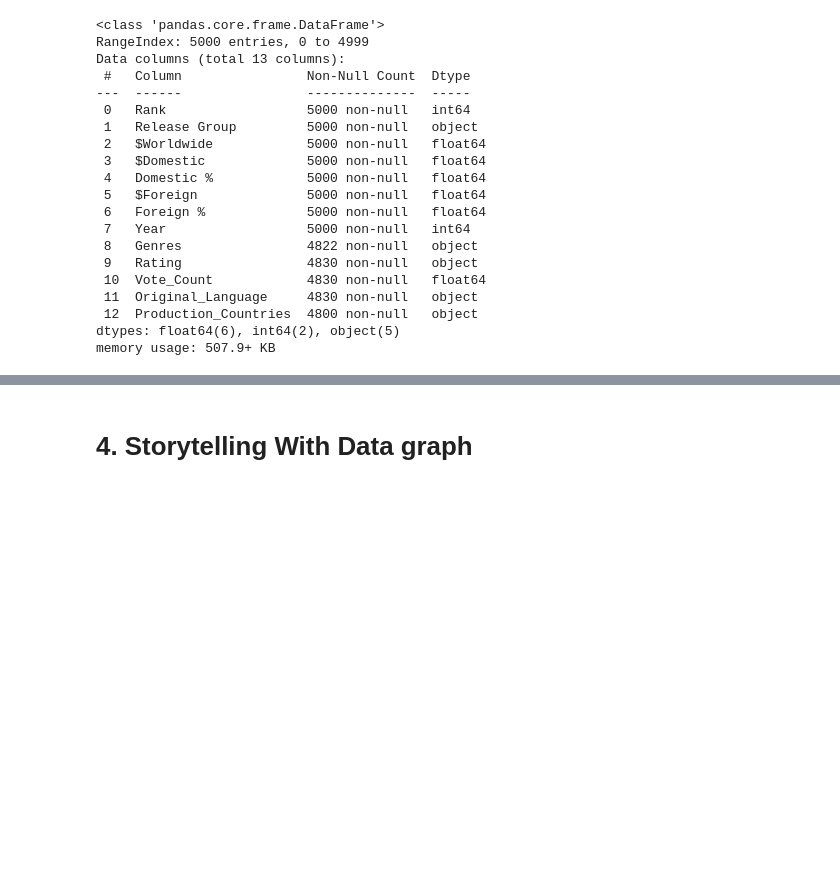
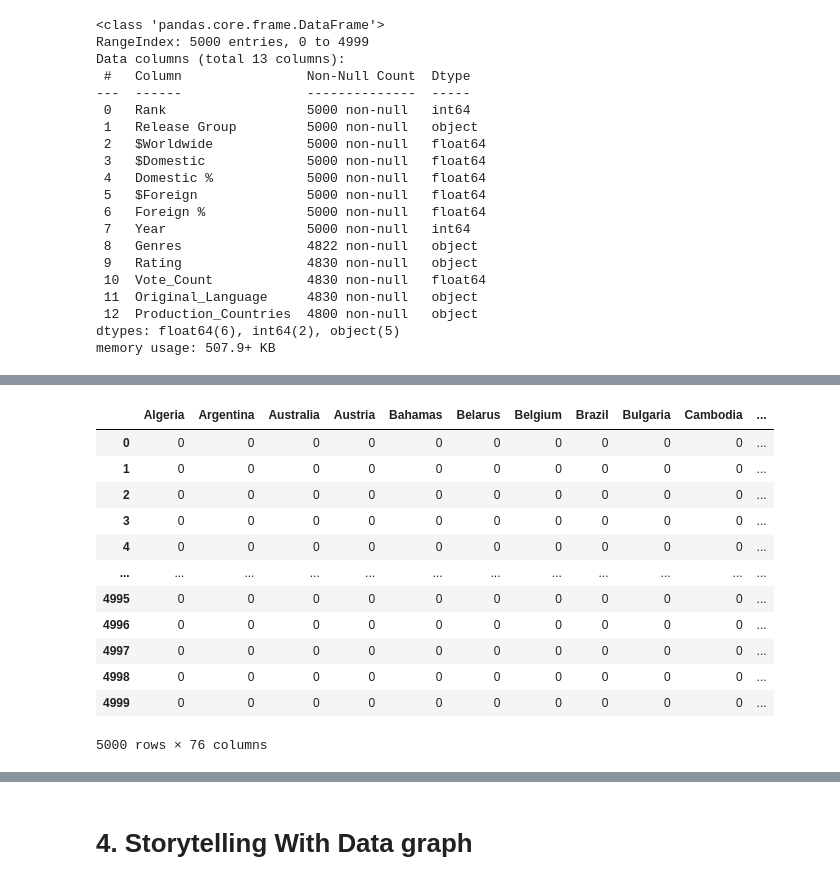
Before and after one commit to keshleem/dx699-summerai-homework2, a Jupyter notebook: OMDS-ModB2-Week2-Martin-Keshia-Lee.ipynb, the cells around one changed output, grey strips where cells are left out. Saved outputs shown, nothing was run; the diff lists cells and outputs as text; code cells hidden in the pictures; blank space fills up the shorter version.

```diff
--- a/OMDS-ModB2-Week2-Martin-Keshia-Lee.ipynb
+++ b/OMDS-ModB2-Week2-Martin-Keshia-Lee.ipynb
@@ -681,0 +720,18 @@ memory usage: 507.9+ KB
+# %%
+# encoding production countries
+one_hot_box_prod = df_box_office['Production_Countries'].str.get_dummies(sep=', ')
+one_hot_box_prod
+# %% [output]
+|  | Algeria | Argentina | Australia | Austria | Bahamas | Belarus | Belgium | Brazil | Bulgaria | Cambodia | ... |
+| 0 | 0 | 0 | 0 | 0 | 0 | 0 | 0 | 0 | 0 | 0 | ... |
+| 1 | 0 | 0 | 0 | 0 | 0 | 0 | 0 | 0 | 0 | 0 | ... |
+| 2 | 0 | 0 | 0 | 0 | 0 | 0 | 0 | 0 | 0 | 0 | ... |
+| 3 | 0 | 0 | 0 | 0 | 0 | 0 | 0 | 0 | 0 | 0 | ... |
+| 4 | 0 | 0 | 0 | 0 | 0 | 0 | 0 | 0 | 0 | 0 | ... |
+| ... | ... | ... | ... | ... | ... | ... | ... | ... | ... | ... | ... |
+| 4995 | 0 | 0 | 0 | 0 | 0 | 0 | 0 | 0 | 0 | 0 | ... |
+| 4996 | 0 | 0 | 0 | 0 | 0 | 0 | 0 | 0 | 0 | 0 | ... |
+| 4997 | 0 | 0 | 0 | 0 | 0 | 0 | 0 | 0 | 0 | 0 | ... |
+| 4998 | 0 | 0 | 0 | 0 | 0 | 0 | 0 | 0 | 0 | 0 | ... |
+| 4999 | 0 | 0 | 0 | 0 | 0 | 0 | 0 | 0 | 0 | 0 | ... |
+5000 rows × 76 columns
```
Also changed, not shown: parts of 8 cells of this notebook, 1 other file.
